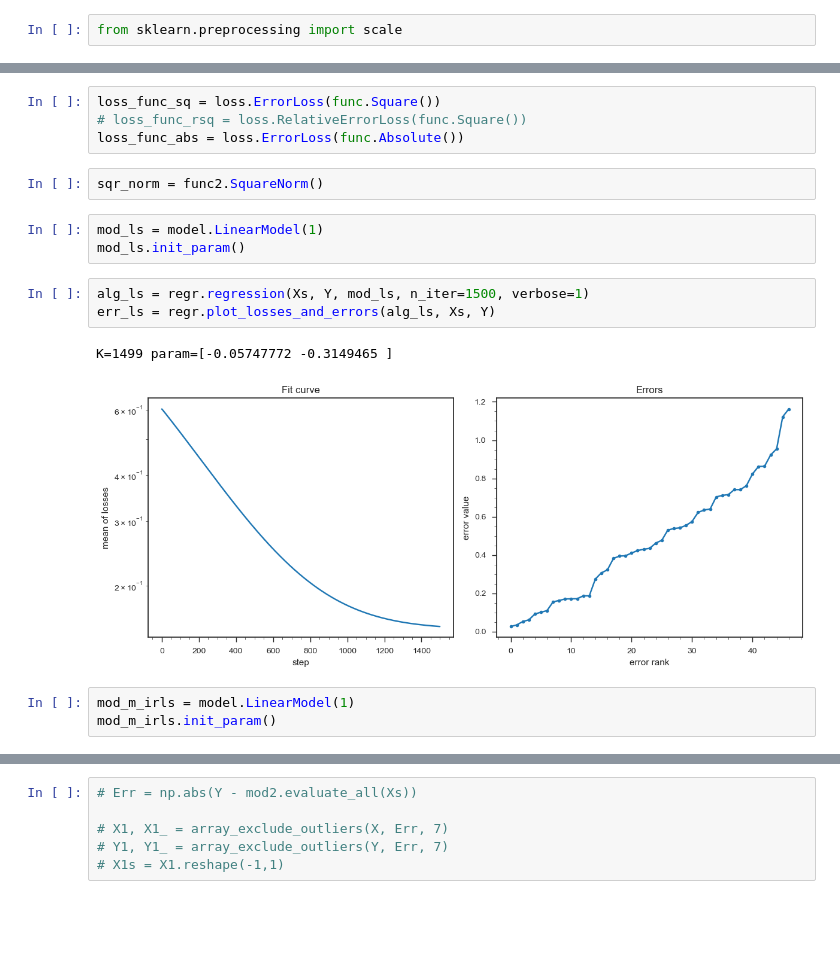
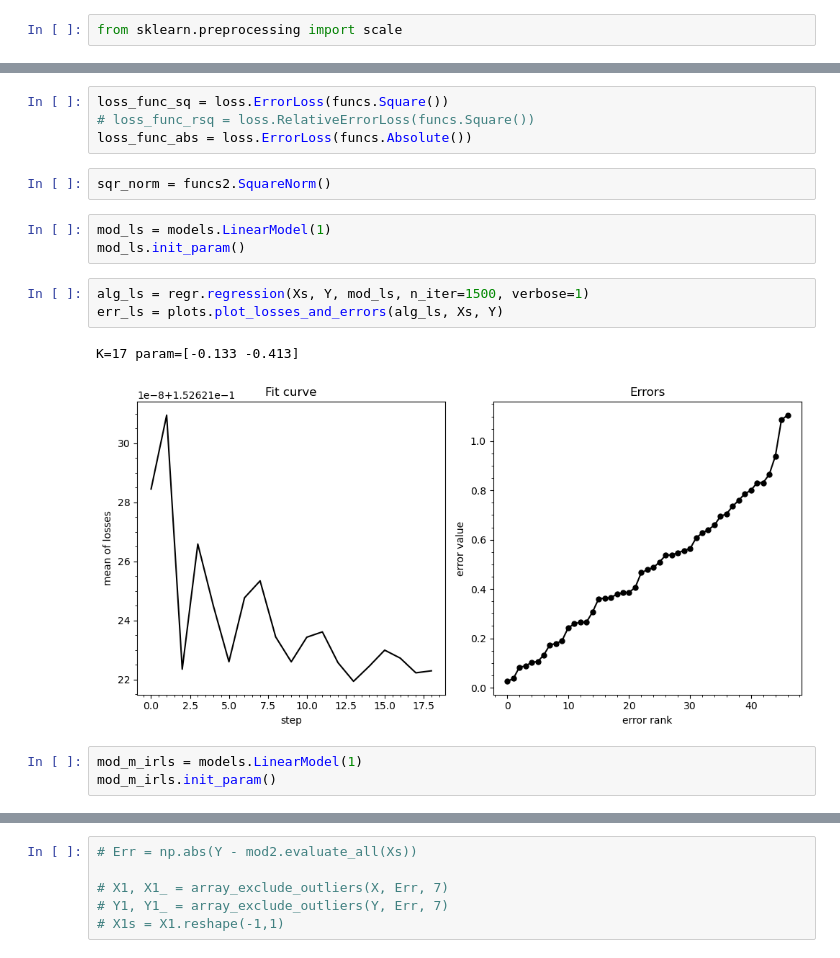
Before and after one commit to intellimath/mlgrad, a Jupyter notebook: examples/test_robust_regression.ipynb, the cells around one changed output, grey strips where cells are left out. Cells and saved outputs as stored; diff of their text form; blank space fills up the shorter version.

```diff
--- a/examples/test_robust_regression.ipynb
+++ b/examples/test_robust_regression.ipynb
@@ -80,19 +81,19 @@ plt.show()
 # %%
-loss_func_sq = loss.ErrorLoss(func.Square())
-# loss_func_rsq = loss.RelativeErrorLoss(func.Square())
-loss_func_abs = loss.ErrorLoss(func.Absolute())
+loss_func_sq = loss.ErrorLoss(funcs.Square())
+# loss_func_rsq = loss.RelativeErrorLoss(funcs.Square())
+loss_func_abs = loss.ErrorLoss(funcs.Absolute())
 # %%
-sqr_norm = func2.SquareNorm()
+sqr_norm = funcs2.SquareNorm()
 # %%
-mod_ls = model.LinearModel(1)
+mod_ls = models.LinearModel(1)
 mod_ls.init_param()
 # %%
 alg_ls = regr.regression(Xs, Y, mod_ls, n_iter=1500, verbose=1)
-err_ls = regr.plot_losses_and_errors(alg_ls, Xs, Y)
+err_ls = plots.plot_losses_and_errors(alg_ls, Xs, Y)
 # %% [output]
-K=1499 param=[-0.05747772 -0.3149465 ]
+K=17 param=[-0.133 -0.413]
-[figure, old version]
+[figure, new version]
 # %%
-mod_m_irls = model.LinearModel(1)
+mod_m_irls = models.LinearModel(1)
 mod_m_irls.init_param()
 # %%
```
Also changed, not shown: parts of 12 cells of this notebook, 15 other files.
